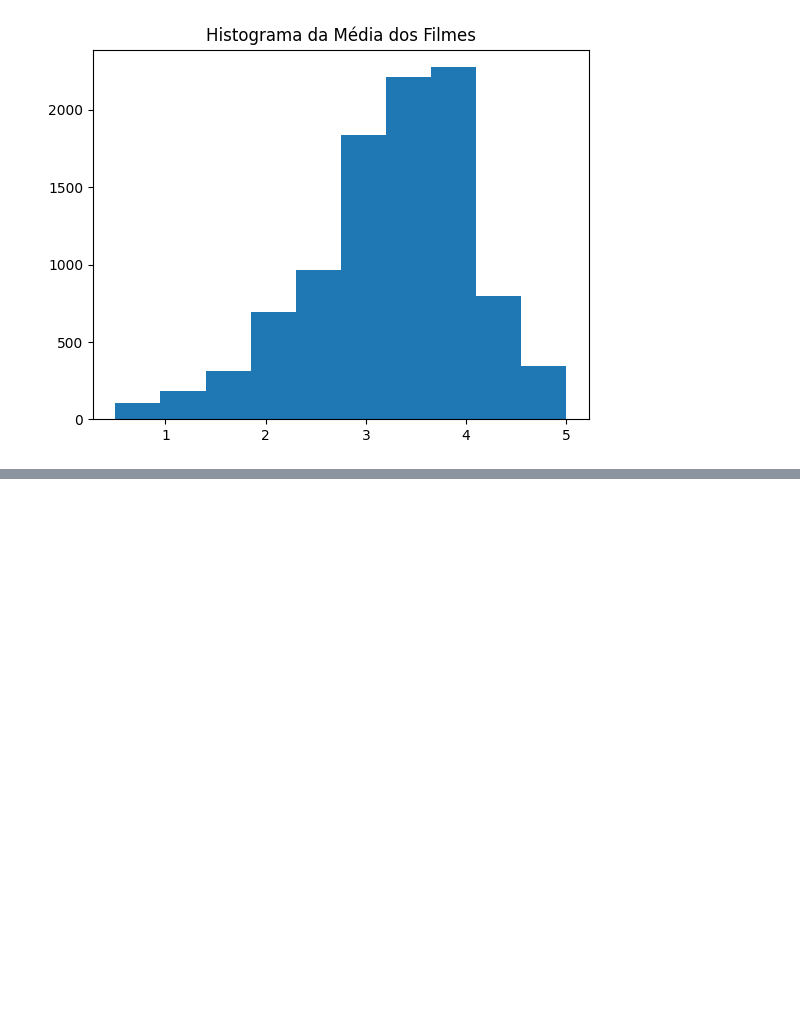
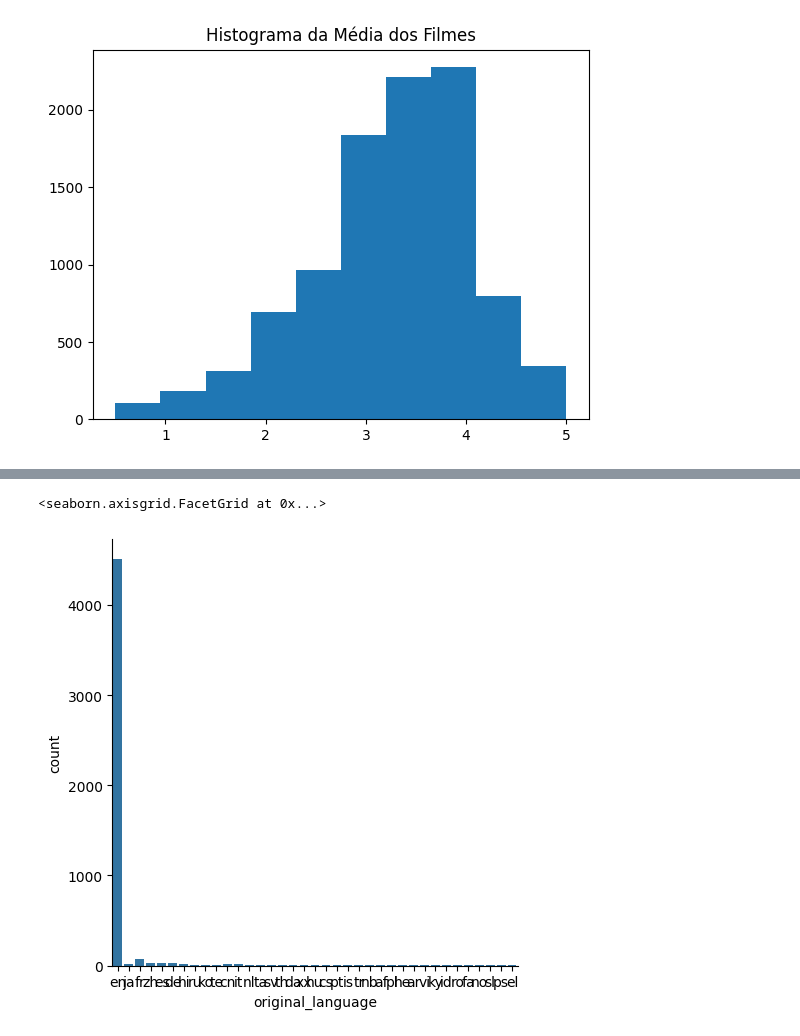
Before and after one commit to Vinicius203/Data_Science, a Jupyter notebook: Iniciante/Analise_e_Visualizacao/introducao_data_science.ipynb, the cells around one changed output, grey strips where cells are left out. Drawn from its saved outputs; the diff is of its cells as text; code cells hidden in the pictures; blank space fills up the shorter version.

```diff
--- a/Iniciante/Analise_e_Visualizacao/introducao_data_science.ipynb
+++ b/Iniciante/Analise_e_Visualizacao/introducao_data_science.ipynb
@@ -225,0 +306,10 @@ Text(0.5, 1.0, 'Histograma da Média dos Filmes')
+# %%
+sns.catplot(x = "original_language", kind = "count", data = tmdb_movies)
+
+# Aqui, ao invés de transformar os dados em um dataframe e resetar
+# o index e usar o value_counts()
+# temos uma abordagem mais direta, utilizando o categorical plot
+# do Seaborn.
+# %% [output]
+<seaborn.axisgrid.FacetGrid at 0x...>
+[figure, added]
```
Also changed, not shown: parts of 12 cells of this notebook, 1 other file.
